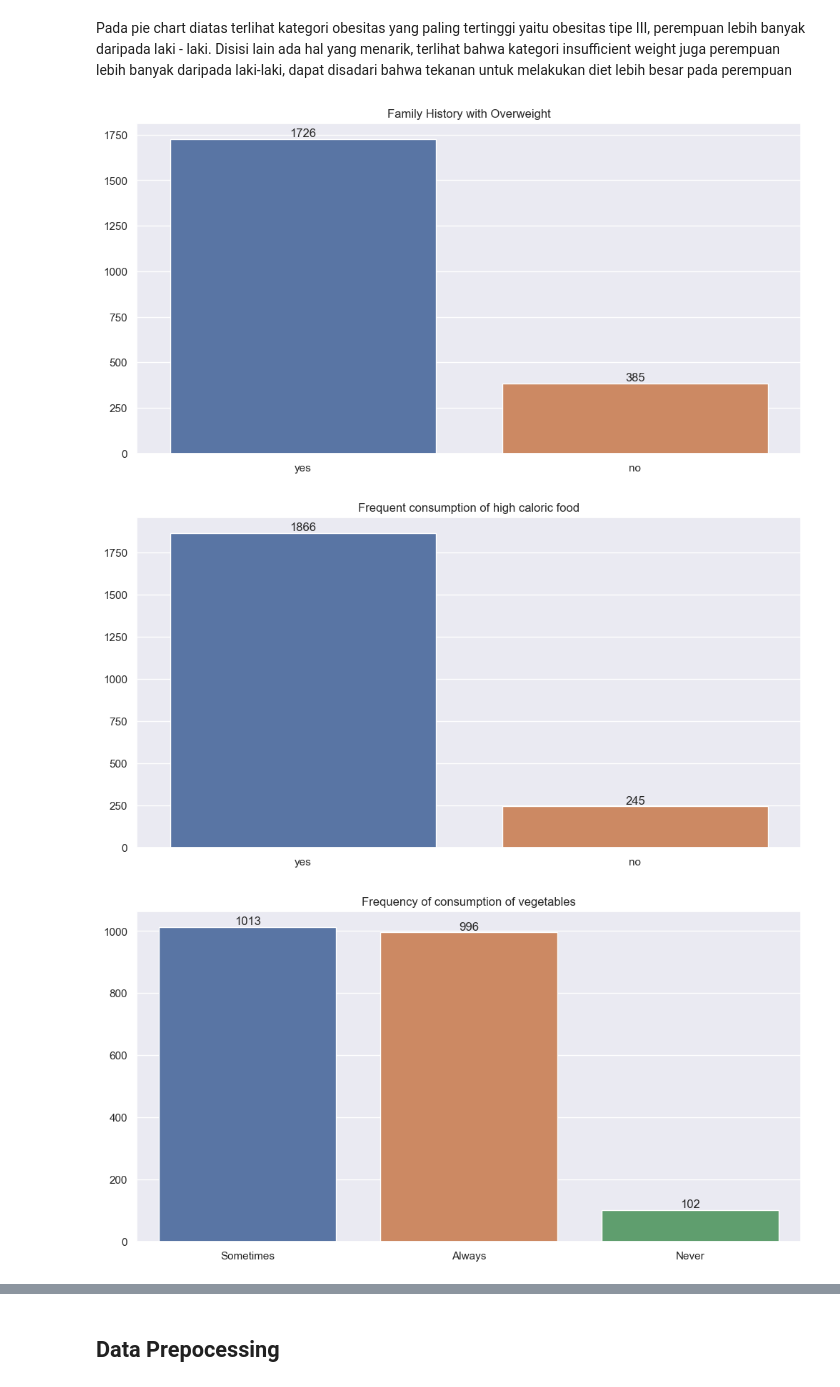
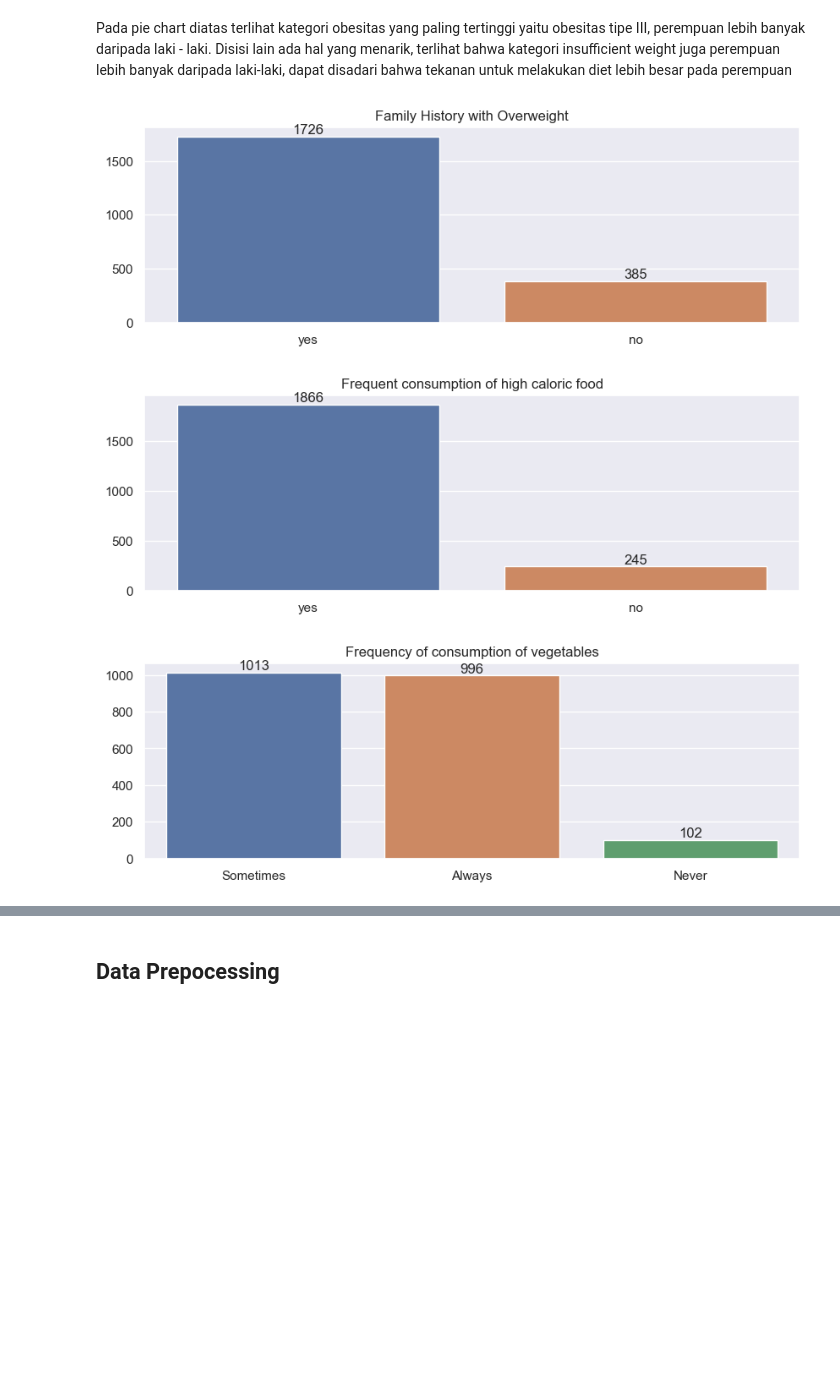
Before and after one commit to kentangtelo/ML_Obesity_Classification, a Jupyter notebook: Obesity_DecisionTree.ipynb, the cells around one changed output, grey strips where cells are left out. Saved outputs shown, nothing was run; the diff lists cells and outputs as text; code cells hidden in the pictures; blank space fills up the shorter version.

```diff
--- a/Obesity_DecisionTree.ipynb
+++ b/Obesity_DecisionTree.ipynb
@@ -336,15 +336,15 @@ Pada pie chart diatas terlihat kategori obesitas yang paling tertinggi yaitu obe
 # %%
 for columns in df.columns[4:-1]:
     data = df[columns].value_counts()
     values = df[columns].value_counts().index.to_list()
     counts = df[columns].value_counts().to_list()
 
-    plt.figure(figsize=(12, 6))
+    plt.figure(figsize=(10, 3))
     ax = sns.barplot(x=values, y=counts)
     plt.title(columns)
     for i in ax.containers:
         ax.bar_label(i,)
 # %% [output]
-[figure, old version]
+[figure, new version]
-[figure, old version]
+[figure, new version]
-[figure, old version]
+[figure, new version]
```
Also changed, not shown: parts of 11 cells of this notebook, 2 other files.
